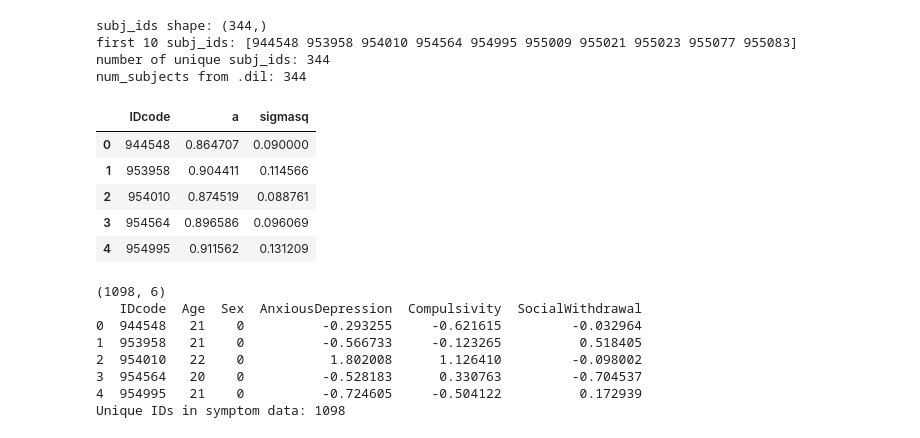
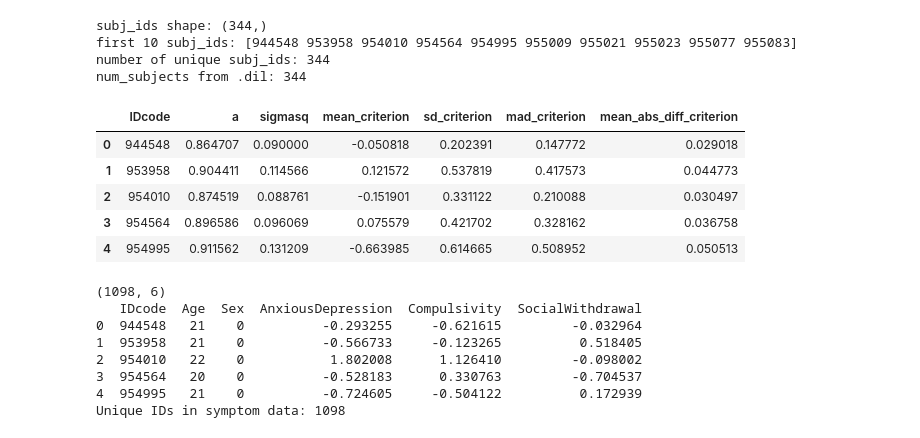
Before and after one commit to davidejongheTheoryandResearch/simulationsHmfc, a Jupyter notebook: Hmfc_on_symptomdata.ipynb, the cells around one changed output. Cells and saved outputs as stored; diff of their text form; code cells hidden in the pictures.

```diff
--- a/Hmfc_on_symptomdata.ipynb
+++ b/Hmfc_on_symptomdata.ipynb
@@ -118,29 +118,54 @@ num_subjects from .dil: 344
 # %%
 burn_in = 1000
 
 post_a = posterior_samples_a[:, burn_in:, :]
 post_a = np.array(post_a).reshape(-1, posterior_samples_a.shape[-1])
 a_mean = np.mean(post_a, axis=0)
 
 post_sigmasq = posterior_samples_sigmasq[:, burn_in:, :]
 post_sigmasq = np.array(post_sigmasq).reshape(-1, posterior_samples_sigmasq.shape[-1])
 sigmasq_mean = np.mean(post_sigmasq, axis=0)
 
+# criterion trajectories (latent states)
+post_states = posterior_samples_states[:, burn_in:, :, :]
+post_states = np.array(post_states)
+
+# posterior mean criterion per subject x trial
+criterion_mean = post_states.mean(axis=(0, 1))
+
+# participant-level fluctuation metrics
+mean_criterion = criterion_mean.mean(axis=1)
+sd_criterion = criterion_mean.std(axis=1, ddof=1)
+
+mad_criterion = np.mean(
+    np.abs(criterion_mean - mean_criterion[:, None]),
+    axis=1
+)
+
+mean_abs_diff_criterion = np.mean(
+    np.abs(np.diff(criterion_mean, axis=1)),
+    axis=1
+)
+
 hmfc_df = pd.DataFrame({
     "IDcode": subj_ids.astype(int),
     "a": a_mean,
-    "sigmasq": sigmasq_mean
+    "sigmasq": sigmasq_mean,
+    "mean_criterion": mean_criterion,
+    "sd_criterion": sd_criterion,
+    "mad_criterion": mad_criterion,
+    "mean_abs_diff_criterion": mean_abs_diff_criterion
 })
 hmfc_df.to_csv("hmfc_results.csv", index=False)
 
 hmfc_df.head()
 # %% [output]
-|  | IDcode | a | sigmasq |
-| 0 | 944548 | 0.864707 | 0.090000 |
-| 1 | 953958 | 0.904411 | 0.114566 |
-| 2 | 954010 | 0.874519 | 0.088761 |
-| 3 | 954564 | 0.896586 | 0.096069 |
-| 4 | 954995 | 0.911562 | 0.131209 |
+|  | IDcode | a | sigmasq | mean_criterion | sd_criterion | mad_criterion | mean_abs_diff_criterion |
+| 0 | 944548 | 0.864707 | 0.090000 | -0.050818 | 0.202391 | 0.147772 | 0.029018 |
+| 1 | 953958 | 0.904411 | 0.114566 | 0.121572 | 0.537819 | 0.417573 | 0.044773 |
+| 2 | 954010 | 0.874519 | 0.088761 | -0.151901 | 0.331122 | 0.210088 | 0.030497 |
+| 3 | 954564 | 0.896586 | 0.096069 | 0.075579 | 0.421702 | 0.328162 | 0.036758 |
+| 4 | 954995 | 0.911562 | 0.131209 | -0.663985 | 0.614665 | 0.508952 | 0.050513 |
 # %%
 sym_participant = (
     sym.groupby("IDcode", as_index=False)[
```
Also changed, not shown: parts of 12 cells of this notebook.
